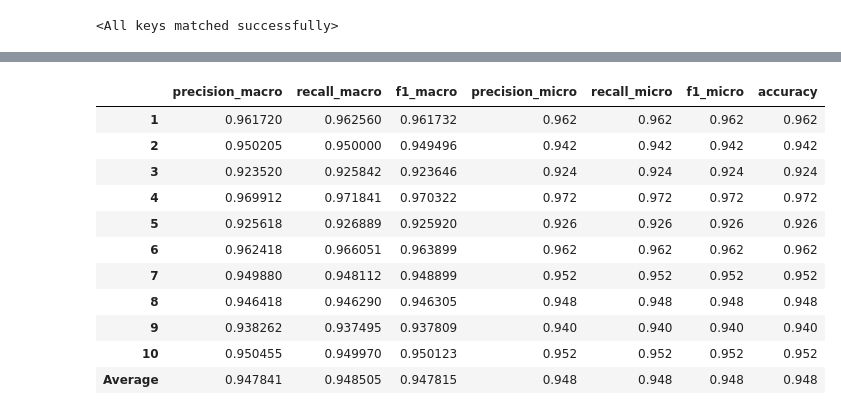
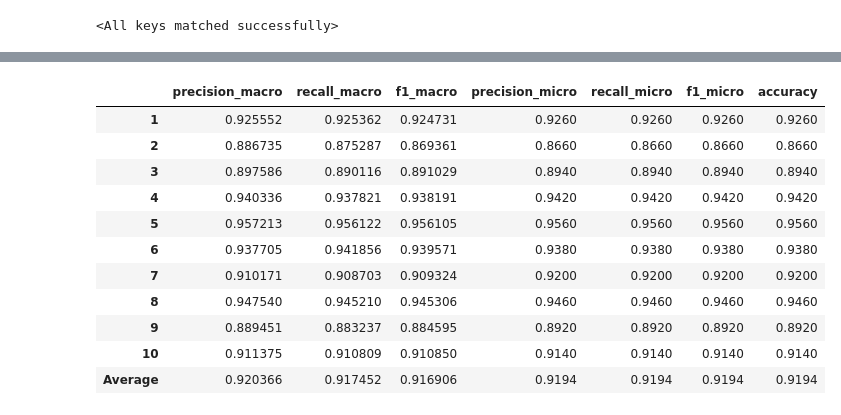
Before and after one commit to ruaidusmani/Emotional-Recognition-of-Students-in-Online-Classrooms, a Jupyter notebook: training/evaluation.ipynb, the cells around one changed output, grey strips where cells are left out. Cells and saved outputs as stored; diff of their text form; code cells hidden in the pictures.

```diff
--- a/training/evaluation.ipynb
+++ b/training/evaluation.ipynb
@@ -204,39 +204,63 @@ display(df)
 # %%
 #saving the CNN metrics to a .csv file
 df.to_csv("evaluation_stats.csv")
+# %%
+def evaluate_k_fold(model, test_loader, data_dicts):
+    model = model
+
+    data_out = calculate_model_performance_stats(model, test_loader, show_matrix=False)
+    for key in data_dicts.keys():
+        data_dicts[key].append(data_out[key])
 # %%
-def evaluate_k_fold(model):
-    model = model
+#run for the kfold models
+if (evaluate_kfolds):
     data_dicts = {'name': [], 'precision_micro': [], 'precision_macro': [], 'recall_micro': [], 'recall_macro': [], 'f1_micro': [], 'f1_macro': [], 'accuracy': []}
     for i in range(1, 11):
+
+        # load model architectures from training_temp.py
+        model = training_temp.CNN2()
+
+        model.to(device)
+
+        data_loader = torch.load('kfolds/data_loader_kfold%s.pt'%(i))
+        valid_loader = torch.load('kfolds/valid_loader_kfold%s.pt'%(i))
         test_loader = torch.load('kfolds/test_loader_kfold%s.pt'%(i))
-        data_out = calculate_model_performance_stats(model, test_loader, show_matrix=False)
-        for key in data_dicts.keys():
-            data_dicts[key].append(data_out[key])
+
+        # Move the data loaders to the desired device
+        data_loader.dataset.tensors = tuple(tensor.to(device) for tensor in data_loader.dataset.tensors)
+        valid_loader.dataset.tensors = tuple(tensor.to(device) for tensor in valid_loader.dataset.tensors)
+        test_loader.dataset.tensors = tuple(tensor.to(device) for tensor in test_loader.dataset.tensors)
+
+        #load the weights of the model
+        model.load_state_dict(torch.load('trained_k_folds/CNN_kfold_CNN%s_%s.pth'%(2, i), map_location=device))
+
+        evaluate_k_fold(model, test_loader, data_dicts)
+
+        del model, data_loader, valid_loader, test_loader
+
+        # Clear the cache
+        torch.cuda.empty_cache()
+
     df = create_df_stats(data_dicts)
     # number index from 1 to 10
     df.index = np.arange(1, 11)
 
     #group by each column and calculate the average
     df.loc['Average'] = df.mean()
 
     display(df)
+# %% [output]
+|  | precision_macro | recall_macro | f1_macro | precision_micro | recall_micro | f1_micro | accuracy |
+| 1 | 0.925552 | 0.925362 | 0.924731 | 0.9260 | 0.9260 | 0.9260 | 0.9260 |
+| 2 | 0.886735 | 0.875287 | 0.869361 | 0.8660 | 0.8660 | 0.8660 | 0.8660 |
+| 3 | 0.897586 | 0.890116 | 0.891029 | 0.8940 | 0.8940 | 0.8940 | 0.8940 |
+| 4 | 0.940336 | 0.937821 | 0.938191 | 0.9420 | 0.9420 | 0.9420 | 0.9420 |
+| 5 | 0.957213 | 0.956122 | 0.956105 | 0.9560 | 0.9560 | 0.9560 | 0.9560 |
+| 6 | 0.937705 | 0.941856 | 0.939571 | 0.9380 | 0.9380 | 0.9380 | 0.9380 |
+| 7 | 0.910171 | 0.908703 | 0.909324 | 0.9200 | 0.9200 | 0.9200 | 0.9200 |
+| 8 | 0.947540 | 0.945210 | 0.945306 | 0.9460 | 0.9460 | 0.9460 | 0.9460 |
+| 9 | 0.889451 | 0.883237 | 0.884595 | 0.8920 | 0.8920 | 0.8920 | 0.8920 |
+| 10 | 0.911375 | 0.910809 | 0.910850 | 0.9140 | 0.9140 | 0.9140 | 0.9140 |
+| Average | 0.920366 | 0.917452 | 0.916906 | 0.9194 | 0.9194 | 0.9194 | 0.9194 |
-# %%
-#run for the kfold models
-if (evaluate_kfolds):
-    evaluate_k_fold(model)
-# %% [output]
-|  | precision_macro | recall_macro | f1_macro | precision_micro | recall_micro | f1_micro | accuracy |
-| 1 | 0.961720 | 0.962560 | 0.961732 | 0.962 | 0.962 | 0.962 | 0.962 |
-| 2 | 0.950205 | 0.950000 | 0.949496 | 0.942 | 0.942 | 0.942 | 0.942 |
-| 3 | 0.923520 | 0.925842 | 0.923646 | 0.924 | 0.924 | 0.924 | 0.924 |
-| 4 | 0.969912 | 0.971841 | 0.970322 | 0.972 | 0.972 | 0.972 | 0.972 |
-| 5 | 0.925618 | 0.926889 | 0.925920 | 0.926 | 0.926 | 0.926 | 0.926 |
-| 6 | 0.962418 | 0.966051 | 0.963899 | 0.962 | 0.962 | 0.962 | 0.962 |
-| 7 | 0.949880 | 0.948112 | 0.948899 | 0.952 | 0.952 | 0.952 | 0.952 |
-| 8 | 0.946418 | 0.946290 | 0.946305 | 0.948 | 0.948 | 0.948 | 0.948 |
-| 9 | 0.938262 | 0.937495 | 0.937809 | 0.940 | 0.940 | 0.940 | 0.940 |
-| 10 | 0.950455 | 0.949970 | 0.950123 | 0.952 | 0.952 | 0.952 | 0.952 |
-| Average | 0.947841 | 0.948505 | 0.947815 | 0.948 | 0.948 | 0.948 | 0.948 |
 # %%
 def flatten_image(image_name, subfolder):
```
Also changed, not shown: parts of 6 cells of this notebook.
